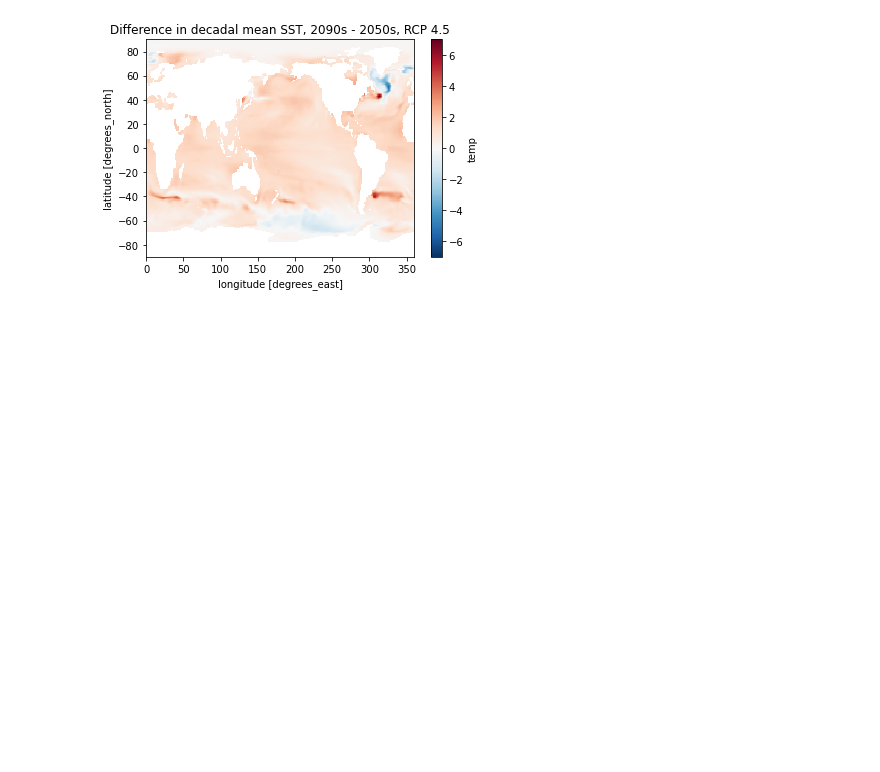
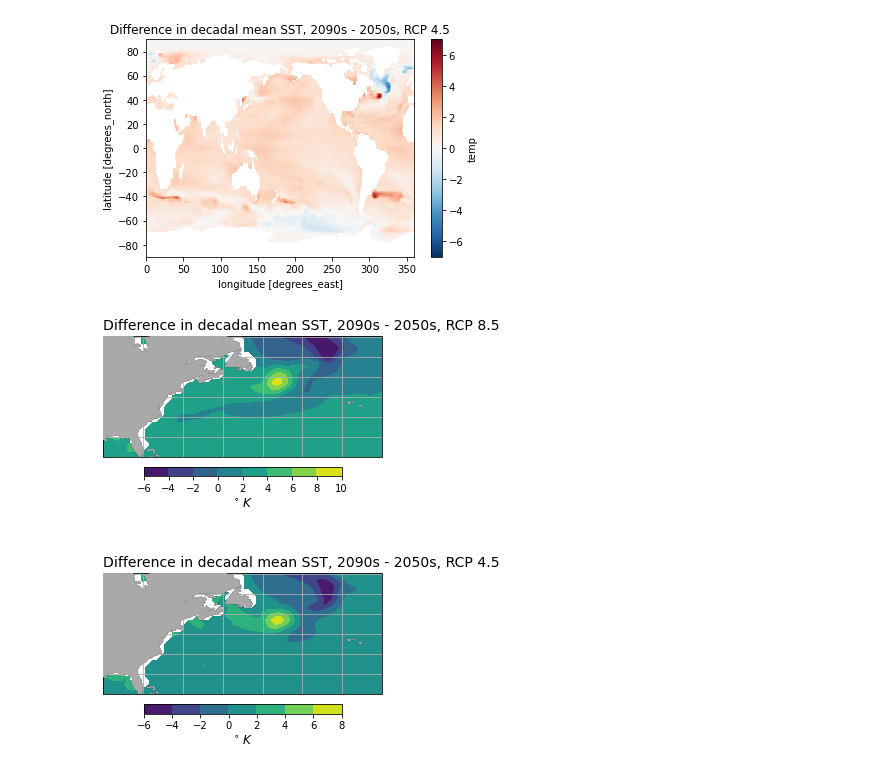
Before and after one commit to KYan19/pei, a Jupyter notebook: notebooks/0.1_Tutorial.ipynb, the cells around one changed output. Saved outputs shown, nothing was run; the diff lists cells and outputs as text; code cells hidden in the pictures; blank space fills up the shorter version.

Commit message:
Exploring more plots with ESM2M data

```diff
--- a/notebooks/0.1_Tutorial.ipynb
+++ b/notebooks/0.1_Tutorial.ipynb
@@ -16,10 +16,10 @@ path = rootdir+experiment+'/'+filename
 ds = xr.open_dataset(path)
 # %%
 # Decadal mean SST for 1950's
-ds_1950 = ds['temp'].isel(time=slice(0,120)).mean(dim='time')
+ds_1950 = ds.temp.isel(time=slice(0,120)).mean(dim='time')
 
 # Decadal mean SST for 2090's
-ds_2090 = ds['temp'].isel(time=slice(-120,None)).mean(dim='time')
+ds_2090 = ds.temp.isel(time=slice(-120,None)).mean(dim='time')
 
 # Plot difference in decadal mean under RCP 8.5
 dsdiff = ds_2090 - ds_1950
@@ -47,3 +47,43 @@ plt.title('Difference in decadal mean SST, 2090s - 2050s, RCP 4.5')
 # %% [output]
 Text(0.5, 1.0, 'Difference in decadal mean SST, 2090s - 2050s, RCP 4.5')
 [figure]
+# %%
+# Specify projection
+crs = ccrs.PlateCarree()
+
+# Create figure and axes
+fig,axs = plt.subplots(figsize=(5,8),nrows=2,subplot_kw={'projection':crs})
+
+# Specify variables
+X = ds['xt_ocean']
+Y = ds['yt_ocean']
+Z1 = dsdiff.squeeze()
+Z2 = dsdiff2.squeeze()
+
+# Create contour plots of SST
+im1 = axs[0].contourf(X,Y,Z1,transform=crs)
+im2 = axs[1].contourf(X,Y,Z2,transform=crs)
+
+# Zoom in on North Atlantic region
+axs[0].set_extent([-90,-20,25,50])
+axs[1].set_extent([-90,-20,25,50])
+
+# Add land mask, grid lines, coastlines
+axs[0].add_feature(cfeature.LAND,zorder=10,facecolor='darkgray')
+axs[0].gridlines()
+axs[0].coastlines()
+
+axs[1].add_feature(cfeature.LAND,zorder=10,facecolor='darkgray')
+axs[1].gridlines()
+axs[1].coastlines()
+
+# Set title and colorbar
+axs[0].set_title('Difference in decadal mean SST, 2090s - 2050s, RCP 8.5',fontsize=14,loc='left')
+cbar = plt.colorbar(im1,ax=axs[0],orientation='horizontal',fraction=0.05,pad=0.05)
+cbar.set_label('$^\circ\,K$',fontsize=12)
+
+axs[1].set_title('Difference in decadal mean SST, 2090s - 2050s, RCP 4.5',fontsize=14,loc='left')
+cbar = plt.colorbar(im2,ax=axs[1],orientation='horizontal',fraction=0.05,pad=0.05)
+cbar.set_label('$^\circ\,K$',fontsize=12)
+# %% [output]
+[figure, added]
```
Also changed, not shown: parts of 4 cells of this notebook, 1 other file.
